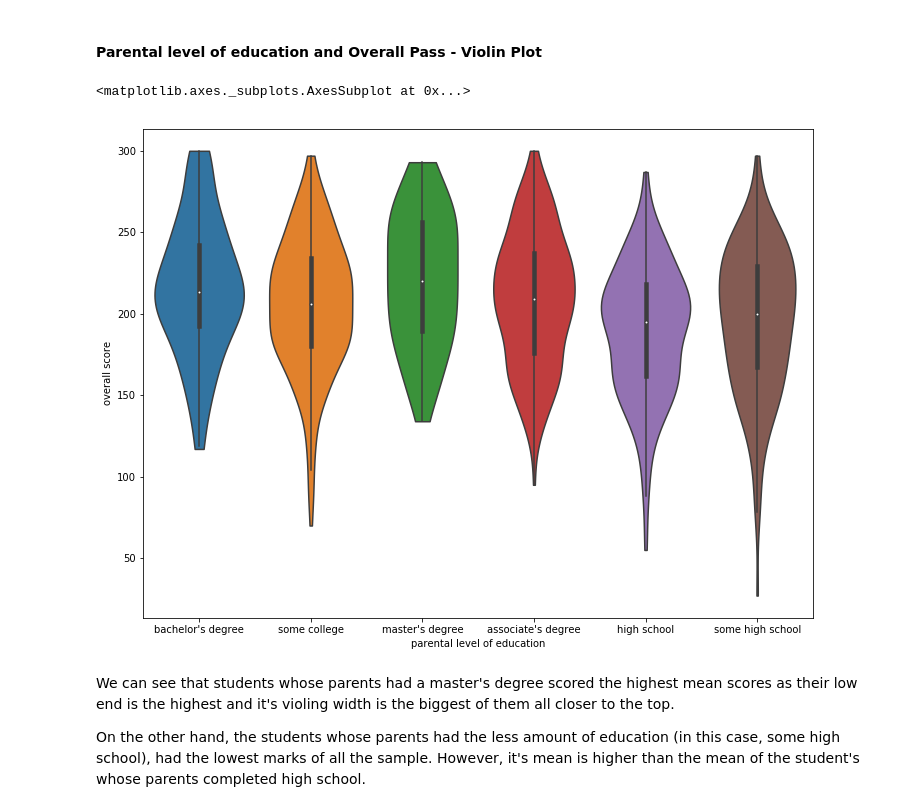
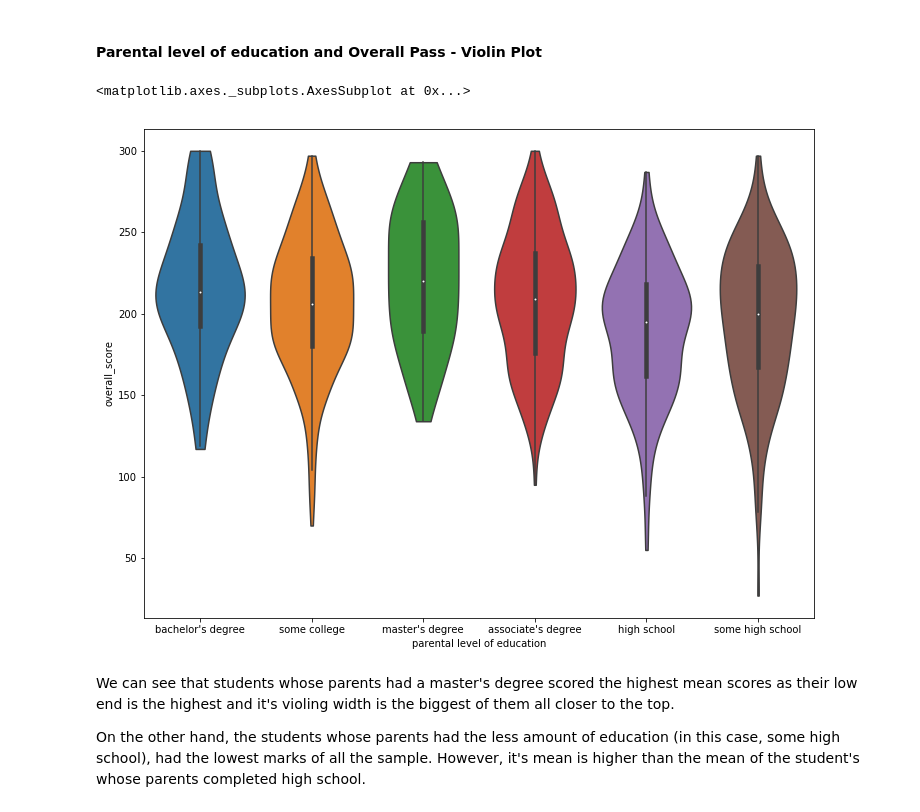
Before and after one commit to gonzalobrunoldis/Personal_Projects, a Jupyter notebook: 00. Predictive Modeling/Regression Models/Student Performance/Stud Perf - My Analysis.ipynb, the cells around one changed output. Saved outputs shown, nothing was run; the diff lists cells and outputs as text; code cells hidden in the pictures.

```diff
--- a/00. Predictive Modeling/Regression Models/Student Performance/Stud Perf - My Analysis.ipynb
+++ b/00. Predictive Modeling/Regression Models/Student Performance/Stud Perf - My Analysis.ipynb
@@ -308,7 +350,7 @@ def exampass(score):
 # %% [markdown]
 #### Math Pass
 # %%
-df['math pass'] = df.apply(lambda x : exampass(x['math score']), axis=1)
+df['math_pass'] = df.apply(lambda x : exampass(x['math score']), axis=1)
 # %%
 df.head()
 # %% [output]
@@ -321,7 +363,7 @@ df.head()
 # %% [markdown]
 #### Reading Pass
 # %%
-df['reading pass'] = df.apply(lambda x : exampass(x['reading score']), axis=1)
+df['reading_pass'] = df.apply(lambda x : exampass(x['reading score']), axis=1)
 # %%
 df.head()
 # %% [output]
@@ -334,7 +376,7 @@ df.head()
 # %% [markdown]
 #### Writing Pass
 # %%
-df['writing pass'] = df.apply(lambda x : exampass(x['writing score']), axis=1)
+df['writing_pass'] = df.apply(lambda x : exampass(x['writing score']), axis=1)
 # %%
 df.head()
 # %% [output]
@@ -349,7 +391,7 @@ df.head()
 # %% [markdown]
 To pass the exam, the student has to pass all three individual exams.
 # %%
-df['overall pass'] = df.apply(lambda x : 1 if np.all([x['math pass'] == 1, x['reading pass'] == 1, x['writing pass'] == 1]) else 0, axis=1)
+df['overall_pass'] = df.apply(lambda x : 1 if np.all([x['math_pass'] == 1, x['reading_pass'] == 1, x['writing_pass'] == 1]) else 0, axis=1)
 # %%
 df.head()
 # %% [output]
@@ -443,10 +485,10 @@ sns.countplot(x='parental level of education',hue='overall pass',data=df,palette
 #### Parental level of education and Overall Pass - Violin Plot
 # %%
 plt.figure(figsize=[12,9])
-sns.violinplot(y='overall score', x= 'parental level of education', data=df, cut=0 )
+sns.violinplot(y='overall_score', x= 'parental level of education', data=df, cut=0 )
 # %% [output]
 <matplotlib.axes._subplots.AxesSubplot at 0x...>
-[figure, old version]
+[figure, new version]
 # %% [markdown]
 We can see that students whose parents had a master's degree scored the highest mean scores as their low end is the highest and it's violing width is the biggest of them all closer to the top.
 
```
Also changed, not shown: parts of 43 cells of this notebook.
